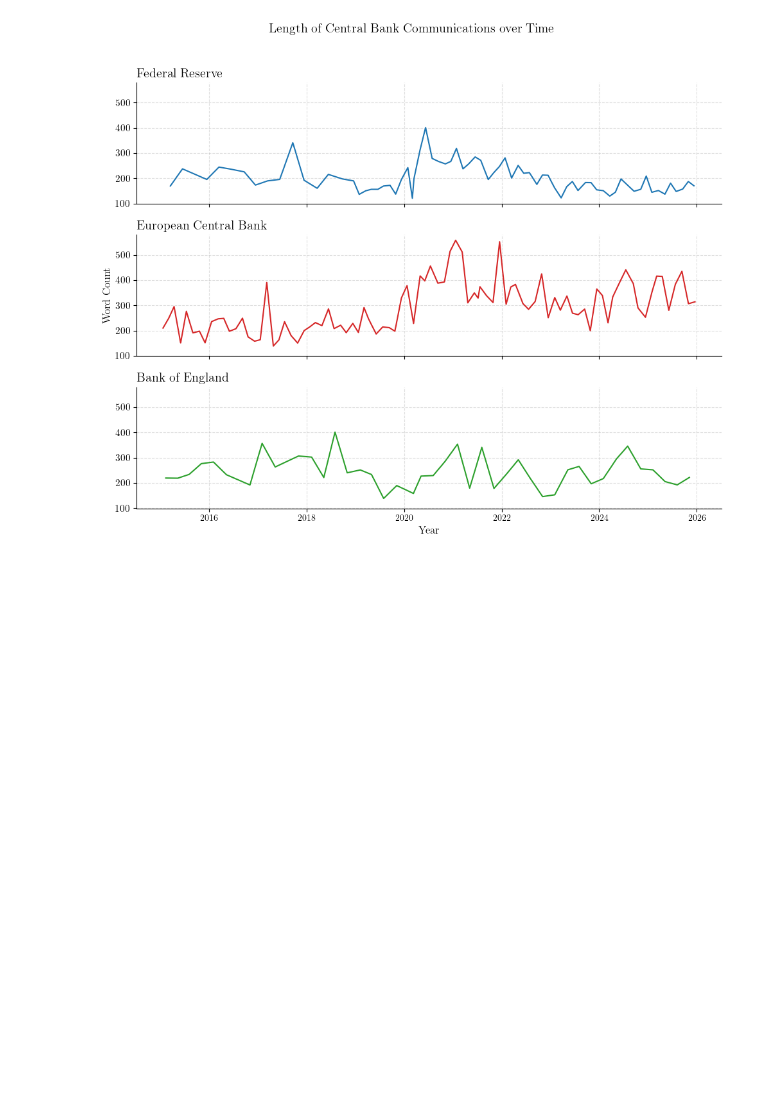
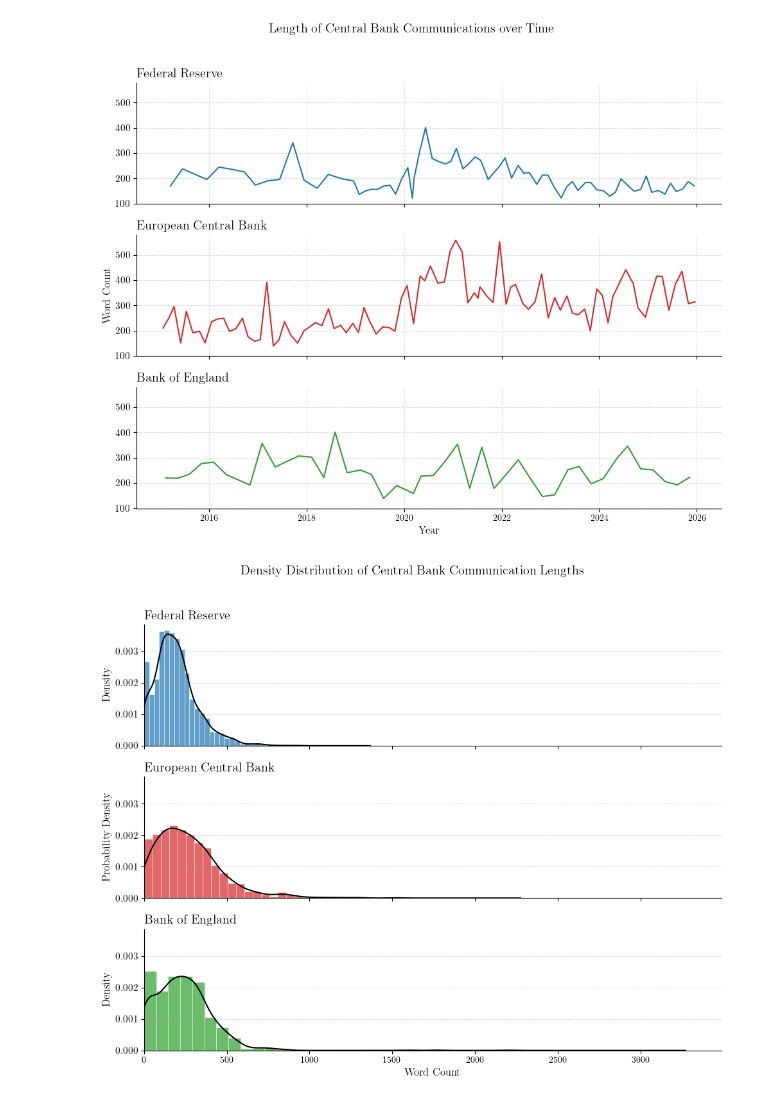
Before and after one commit to ericGutierrezM/central-bank-spillovers, a Jupyter notebook: notebooks/EDA_raw-data.ipynb, the cells around one changed output. Saved outputs shown, nothing was run; the diff lists cells and outputs as text; code cells hidden in the pictures; blank space fills up the shorter version.

```diff
--- a/notebooks/EDA_raw-data.ipynb
+++ b/notebooks/EDA_raw-data.ipynb
@@ -116,3 +116,48 @@ FED: 202.01
 ECB: 293.5
 BoE: 243.85
 [figure]
+# %%
+import matplotlib.pyplot as plt
+import numpy as np
+
+# 1. Inject LaTeX-adjacent styling
+plt.rcParams.update({
+    "text.usetex": True,
+    "font.family": "serif",
+    "font.serif": ["Computer Modern Roman", "Times New Roman"],
+    "axes.labelsize": 12,
+    "font.size": 12,
+})
+
+fig, axes = plt.subplots(3, 1, figsize=(10, 8), sharex=True, sharey=True)
+common_bins = 30
+
+# FEDERAL RESERVE
+axes[0].hist(fed['n_words'], bins=common_bins, density=True, color='#1f77b4', edgecolor='white', linewidth=0.5, alpha=0.7)
+fed['n_words'].plot.kde(ax=axes[0], color='black', linewidth=1.5)
+axes[0].set_title('Federal Reserve', loc='left')
+
+# EUROPEAN CENTRAL BANK
+axes[1].hist(ecb['n_words'], bins=common_bins, density=True, color='#d62728', edgecolor='white', linewidth=0.5, alpha=0.7)
+ecb['n_words'].plot.kde(ax=axes[1], color='black', linewidth=1.5)
+axes[1].set_title('European Central Bank', loc='left')
+axes[1].set_ylabel('Probability Density')
+
+# BANK OF ENGLAND
+axes[2].hist(boe['n_words'], bins=common_bins, density=True, color='#2ca02c', edgecolor='white', linewidth=0.5, alpha=0.7)
+boe['n_words'].plot.kde(ax=axes[2], color='black', linewidth=1.5)
+axes[2].set_title('Bank of England', loc='left')
+axes[2].set_xlabel('Word Count')
+
+for ax in axes:
+    ax.grid(alpha=0.4, linestyle='--', axis='y')
+    ax.spines['top'].set_visible(False)
+    ax.spines['right'].set_visible(False)
+    ax.set_xlim(left=0)
+
+plt.suptitle('Density Distribution of Central Bank Communication Lengths', y=1.02)
+plt.tight_layout()
+#plt.savefig('../../../../../appA_3.png', dpi=800, bbox_inches='tight')
+plt.show()
+# %% [output]
+[figure, added]
```
Also changed, not shown: parts of 2 cells of this notebook.
